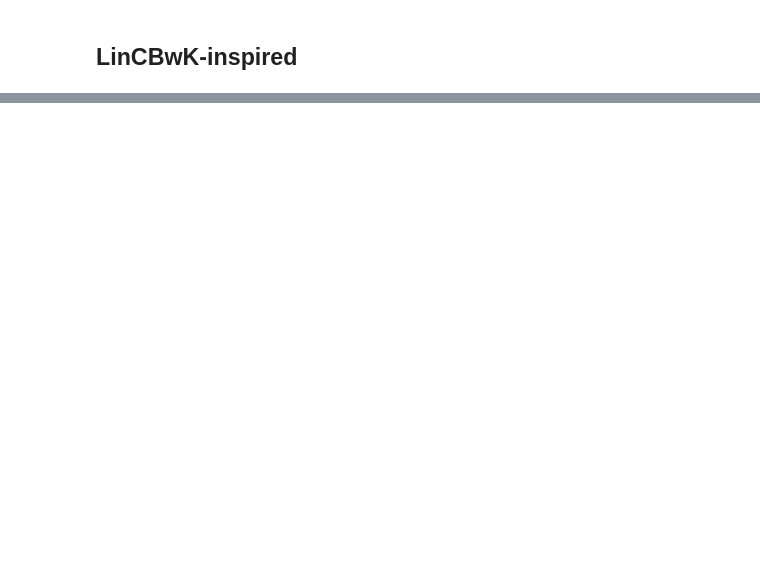
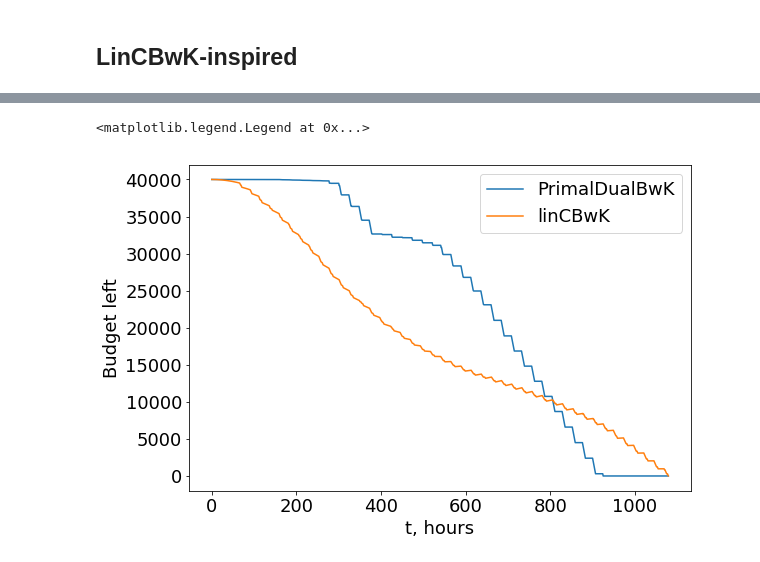
Before and after one commit to aksholokhov/bachelor_thesis, a Jupyter notebook: experiments/ThesisVersion.ipynb, the cells around one changed output, grey strips where cells are left out. Cells and saved outputs as stored; diff of their text form; code cells hidden in the pictures; blank space fills up the shorter version.

```diff
--- a/experiments/ThesisVersion.ipynb
+++ b/experiments/ThesisVersion.ipynb
@@ -369,0 +402,17 @@ plot(budget)
+# %%
+budget2 = budget - min(budget)
+budget2 = budget2*40000/max(budget2)
+plot(budget2)
+# %%
+mask = np.array([(1+cos(2*np.pi*x/1080))/2 for x in range(1080)])/3+2/3
+budget3=budget2*mask
+# %%
+figure(figsize=(9,6))
+plot(budget1[:1080], label="PrimalDualBwK")
+plot(budget3, label="linCBwK")
+xlabel("t, hours")
+ylabel("Budget left")
+legend()
+# %% [output]
+<matplotlib.legend.Legend at 0x...>
+[figure, added]
```
Also changed, not shown: parts of 16 cells of this notebook, 1 other file.
